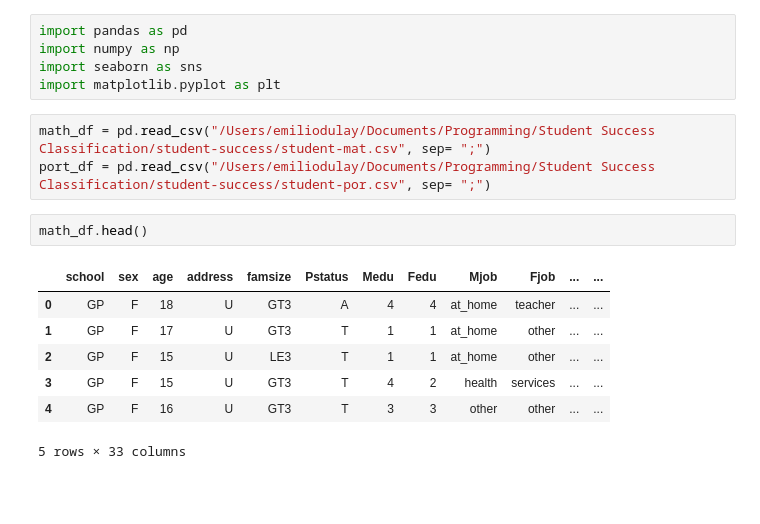
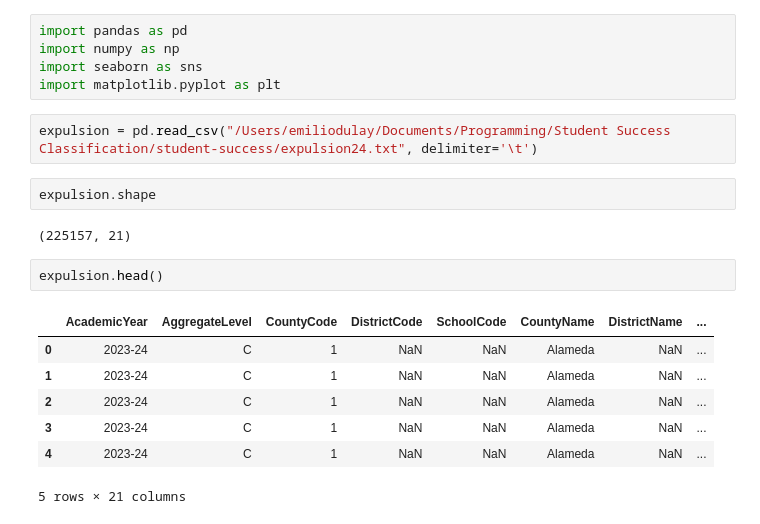
Before and after one commit to EmilioD19/student-success, a Jupyter notebook: Student Success Classification.ipynb, the cells around one changed output. Cells and saved outputs as stored; diff of their text form; blank space fills up the shorter version.

```diff
--- a/Student Success Classification.ipynb
+++ b/Student Success Classification.ipynb
@@ -4,15 +4,18 @@ import numpy as np
 import seaborn as sns
 import matplotlib.pyplot as plt
 # %%
-math_df = pd.read_csv("/Users/emiliodulay/Documents/Programming/Student Success Classification/student-success/student-mat.csv", sep= ";")
-port_df = pd.read_csv("/Users/emiliodulay/Documents/Programming/Student Success Classification/student-success/student-por.csv", sep= ";")
+expulsion = pd.read_csv("/Users/emiliodulay/Documents/Programming/Student Success Classification/student-success/expulsion24.txt", delimiter='\t')
+# %%
+expulsion.shape
+# %% [output]
+(225157, 21)
 # %%
-math_df.head()
+expulsion.head()
 # %% [output]
-|  | school | sex | age | address | famsize | Pstatus | Medu | Fedu | Mjob | Fjob | ... | ... |
-| 0 | GP | F | 18 | U | GT3 | A | 4 | 4 | at_home | teacher | ... | ... |
-| 1 | GP | F | 17 | U | GT3 | T | 1 | 1 | at_home | other | ... | ... |
-| 2 | GP | F | 15 | U | LE3 | T | 1 | 1 | at_home | other | ... | ... |
-| 3 | GP | F | 15 | U | GT3 | T | 4 | 2 | health | services | ... | ... |
-| 4 | GP | F | 16 | U | GT3 | T | 3 | 3 | other | other | ... | ... |
+|  | AcademicYear | AggregateLevel | CountyCode | DistrictCode | SchoolCode | CountyName | DistrictName | ... |
+| 0 | 2023-24 | C | 1 | NaN | NaN | Alameda | NaN | ... |
+| 1 | 2023-24 | C | 1 | NaN | NaN | Alameda | NaN | ... |
+| 2 | 2023-24 | C | 1 | NaN | NaN | Alameda | NaN | ... |
+| 3 | 2023-24 | C | 1 | NaN | NaN | Alameda | NaN | ... |
+| 4 | 2023-24 | C | 1 | NaN | NaN | Alameda | NaN | ... |
-5 rows × 33 columns
+5 rows × 21 columns
```
Also changed, not shown: parts of 23 cells of this notebook.
